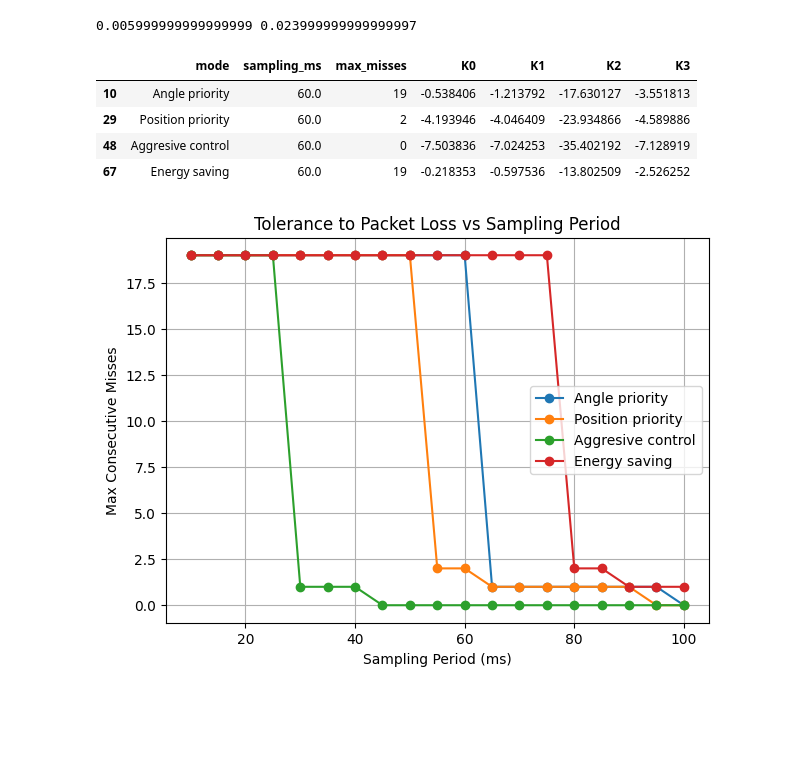
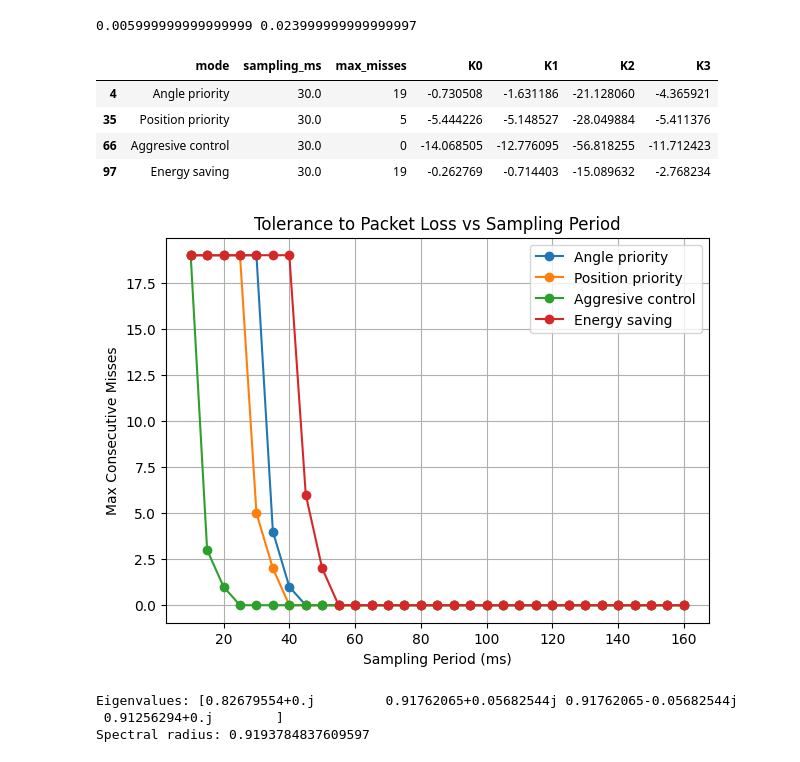
Before and after one commit to kss682/co-design-framework, a Jupyter notebook: lqr.ipynb, the cells around one changed output. Saved outputs shown, nothing was run; the diff lists cells and outputs as text; code cells hidden in the pictures; blank space fills up the shorter version.

Commit message:
fix spectral analysis to include K-2 step size

```diff
--- a/lqr.ipynb
+++ b/lqr.ipynb
@@ -46,19 +46,19 @@ print(I, J)
     X[k+1] = Ad*x[k] + Bd*u[k]
 
 """
-D = (M+m)*J - (m*m*l*l)
+D_denom = (M+m)*J - (m*m*l*l)
 A = np.array([
     [0, 1, 0, 0],
-    [0, 0, -1*(m*m*g*l*l)/D, 0],
+    [0, 0, -1*(m*m*g*l*l)/D_denom, 0],
     [0, 0, 0, 1],
-    [0, 0, (M+m)*m*g*l/D, 0]
+    [0, 0, (M+m)*m*g*l/D_denom, 0]
 ])
 
 B = np.array([
     [0],
-    [(J)/D],
+    [(J)/D_denom],
     [0],
-    [-1*m*l/D]
+    [-1*m*l/D_denom]
 ])
 C = np.eye(4)
 D = np.zeros((4,1))
@@ -97,8 +97,7 @@ Q_R_modes = [
     },
 ]
 # %%
-sampling_periods = np.arange(0.01, 0.101, 0.005)
-
+sampling_periods = np.arange(0.01, 0.161, 0.005)
 plt.figure(figsize=(7,5))
 
 records = []
@@ -110,15 +109,23 @@ for mode in Q_R_modes:
     for h in sampling_periods:
         system = get_discrete_system(A, B, C, D, t=h)
         K, _, _ = clt.dlqr(system.A, system.B, Q, R)
-
+        # print(K)
         A_d = system.A
         B_d = system.B
         n = A.shape[0]
         I = np.eye(n)
         Z = np.zeros((n,n))
 
-        A_hit = np.block([[A_d - B_d@K, Z], [I, Z]])
-        A_miss = np.block([[A_d, -1*B_d@K], [I, Z]])
+        A_hit = np.block([
+            [A_d, -1*B_d@K, Z],
+            [I, Z, Z],
+            [Z, I, Z]
+        ])
+        A_miss = np.block([
+            [A_d, Z, -1*B_d@K],
+            [I, Z, Z],
+            [Z, I, Z]
+        ])
 
         miss = 0
         for i in range(1, 20):
@@ -126,36 +133,47 @@ for mode in Q_R_modes:
             Rho = max(abs(np.linalg.eigvals(Phi)))
             if Rho > 1:
                 break
             miss = i
         max_misses_list.append(miss)
 
         records.append({
                 "mode": mode["label"],
                 "sampling_ms": round(h * 1000, 3),
                 "max_misses": miss,
                 **{f"K{i}": v for i, v in enumerate(K.flatten())}
             })
 
 
     plt.plot(sampling_periods*1000, max_misses_list, marker='o', label=mode.get("label"))
 
 
 df = pd.DataFrame(records)
-filtered_df = df[df["sampling_ms"] == 60.0]
+filtered_df = df[df["sampling_ms"] == 30.0]
 display(filtered_df)
 
 plt.xlabel("Sampling Period (ms)")
 plt.ylabel("Max Consecutive Misses")
 plt.title("Tolerance to Packet Loss vs Sampling Period")
 
 plt.legend()
 plt.grid(True)
 
 plt.show()
 # %% [output]
 |  | mode | sampling_ms | max_misses | K0 | K1 | K2 | K3 |
-| 10 | Angle priority | 60.0 | 19 | -0.538406 | -1.213792 | -17.630127 | -3.551813 |
-| 29 | Position priority | 60.0 | 2 | -4.193946 | -4.046409 | -23.934866 | -4.589886 |
-| 48 | Aggresive control | 60.0 | 0 | -7.503836 | -7.024253 | -35.402192 | -7.128919 |
-| 67 | Energy saving | 60.0 | 19 | -0.218353 | -0.597536 | -13.802509 | -2.526252 |
+| 4 | Angle priority | 30.0 | 19 | -0.730508 | -1.631186 | -21.128060 | -4.365921 |
+| 35 | Position priority | 30.0 | 5 | -5.444226 | -5.148527 | -28.049884 | -5.411376 |
+| 66 | Aggresive control | 30.0 | 0 | -14.068505 | -12.776095 | -56.818255 | -11.712423 |
+| 97 | Energy saving | 30.0 | 19 | -0.262769 | -0.714403 | -15.089632 | -2.768234 |
-[figure, old version]
+[figure, new version]
+# %%
+system = get_discrete_system(A, B, C, D, t=0.030)
+K_mode1 = np.array([[-4.193946, 	-4.046409, 	-23.934866, 	-4.589886]])
+A_cl = system.A - system.B @ K_mode1
+eigvals = np.linalg.eigvals(A_cl)
+print("Eigenvalues:", eigvals)
+print("Spectral radius:", max(abs(eigvals)))  # must be < 1 for stability
+# %% [output]
+Eigenvalues: [0.82679554+0.j         0.91762065+0.05682544j 0.91762065-0.05682544j
+ 0.91256294+0.j        ]
+Spectral radius: 0.9193784837609597
```
Also changed, not shown: parts of 3 cells of this notebook.
